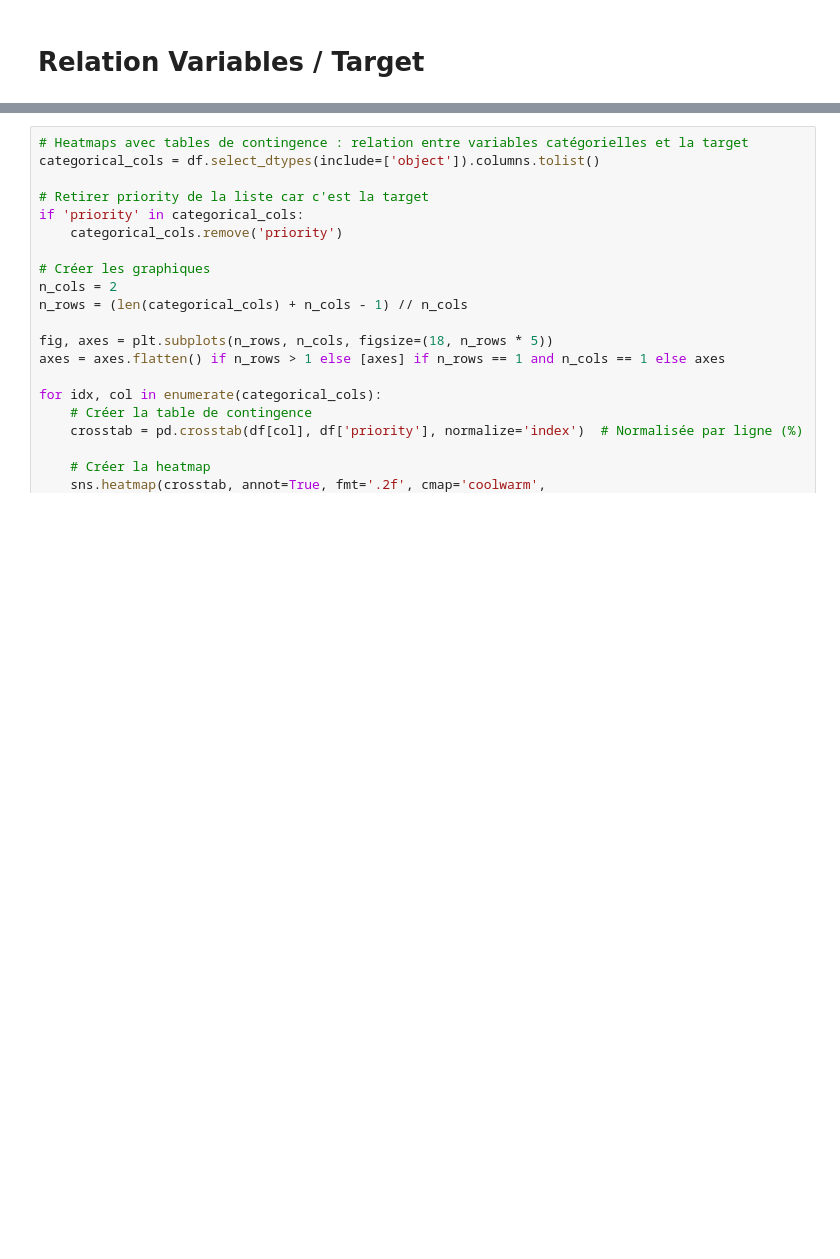
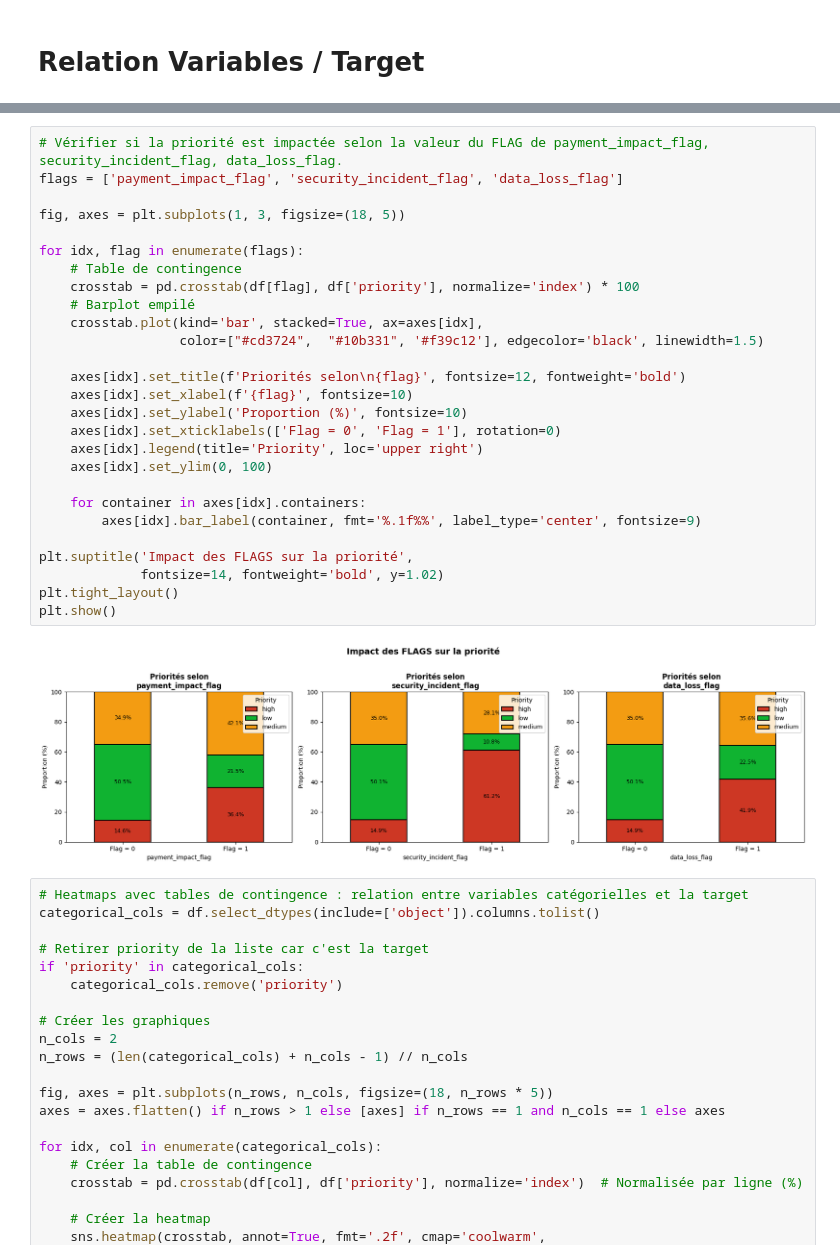
Before and after one commit to pmoncel/PascaleMONCEL-Final-project-ml, a Jupyter notebook: 01-eda.ipynb, the cells around one changed output, grey strips where cells are left out. Drawn from its saved outputs; the diff is of its cells as text; blank space fills up the shorter version.

```diff
--- a/01-eda.ipynb
+++ b/01-eda.ipynb
@@ -321,6 +322,35 @@ plt.tight_layout()
 plt.show()
 # %% [output]
 [figure]
+# %%
+# Vérifier si la priorité est impactée selon la valeur du FLAG de payment_impact_flag, security_incident_flag, data_loss_flag.
+flags = ['payment_impact_flag', 'security_incident_flag', 'data_loss_flag']
+
+fig, axes = plt.subplots(1, 3, figsize=(18, 5))
+
+for idx, flag in enumerate(flags):
+    # Table de contingence
+    crosstab = pd.crosstab(df[flag], df['priority'], normalize='index') * 100
+    # Barplot empilé
+    crosstab.plot(kind='bar', stacked=True, ax=axes[idx],
+                  color=["#cd3724",  "#10b331", '#f39c12'], edgecolor='black', linewidth=1.5)
+
+    axes[idx].set_title(f'Priorités selon\n{flag}', fontsize=12, fontweight='bold')
+    axes[idx].set_xlabel(f'{flag}', fontsize=10)
+    axes[idx].set_ylabel('Proportion (%)', fontsize=10)
+    axes[idx].set_xticklabels(['Flag = 0', 'Flag = 1'], rotation=0)
+    axes[idx].legend(title='Priority', loc='upper right')
+    axes[idx].set_ylim(0, 100)
+
+    for container in axes[idx].containers:
+        axes[idx].bar_label(container, fmt='%.1f%%', label_type='center', fontsize=9)
+
+plt.suptitle('Impact des FLAGS sur la priorité',
+             fontsize=14, fontweight='bold', y=1.02)
+plt.tight_layout()
+plt.show()
+# %% [output]
+[figure, added]
 # %%
 # Heatmaps avec tables de contingence : relation entre variables catégorielles et la target
 categorical_cols = df.select_dtypes(include=['object']).columns.tolist()
```
Also changed, not shown: parts of 3 cells of this notebook, 3 other files.
